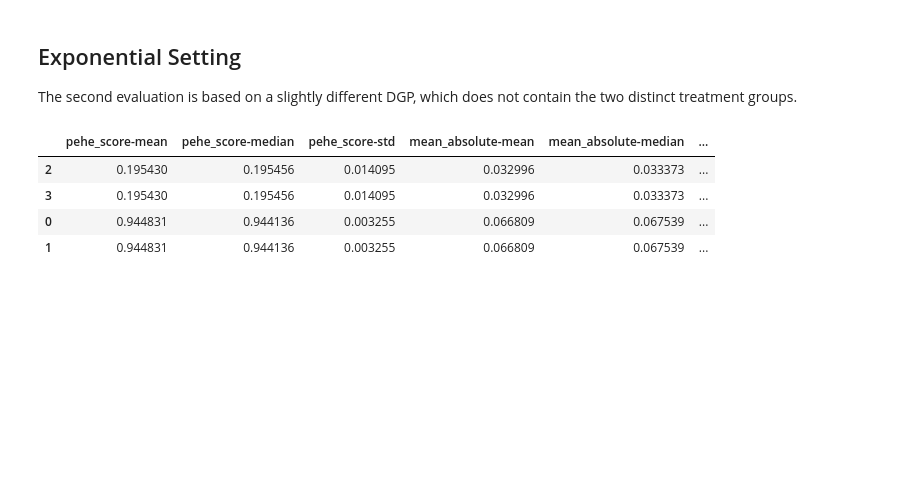
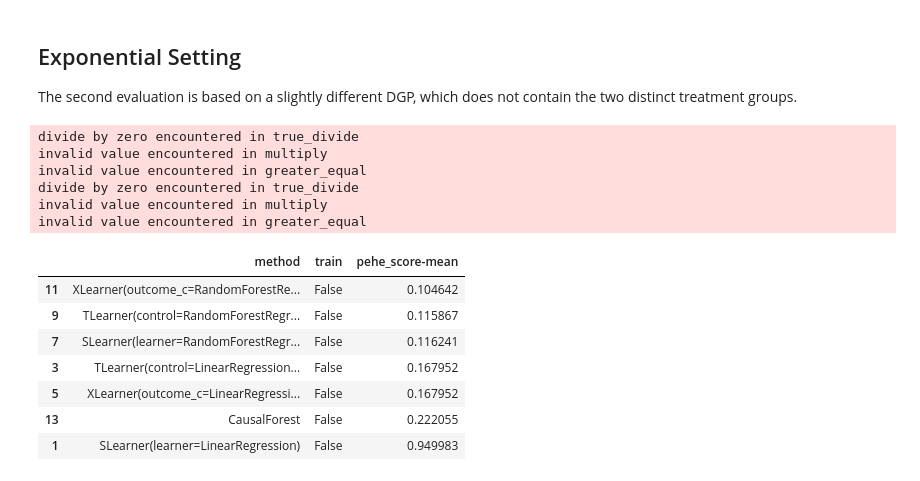
Before and after one commit to inovex/justcause, a Jupyter notebook: notebooks/method-comparison.ipynb, the cells around one changed output. Drawn from its saved outputs; the diff is of its cells as text; code cells hidden in the pictures; blank space fills up the shorter version.

```diff
--- a/notebooks/method-comparison.ipynb
+++ b/notebooks/method-comparison.ipynb
@@ -73,11 +125,21 @@ pd.DataFrame(results).sort_values('pehe_score-mean')
 The second evaluation is based on a slightly different DGP, which does not contain the two distinct treatment groups.
 # %%
 results = evaluate_ite(expo, learners, metrics=[pehe_score, mean_absolute, bias], random_state=0)
+
+df = pd.DataFrame(results).sort_values('pehe_score-mean')
+df[df['train'] == False][['method', 'train', 'pehe_score-mean']]
+# %% [output]
+divide by zero encountered in true_divide
+invalid value encountered in multiply
+invalid value encountered in greater_equal
+divide by zero encountered in true_divide
+invalid value encountered in multiply
+invalid value encountered in greater_equal
+|  | method | train | pehe_score-mean |
+| 11 | XLearner(outcome_c=RandomForestRe... | False | 0.104642 |
+| 9 | TLearner(control=RandomForestRegr... | False | 0.115867 |
+| 7 | SLearner(learner=RandomForestRegr... | False | 0.116241 |
+| 3 | TLearner(control=LinearRegression... | False | 0.167952 |
+| 5 | XLearner(outcome_c=LinearRegressi... | False | 0.167952 |
+| 13 | CausalForest | False | 0.222055 |
+| 1 | SLearner(learner=LinearRegression) | False | 0.949983 |
-# %%
-pd.DataFrame(results).sort_values('pehe_score-mean')
-# %% [output]
-|  | pehe_score-mean | pehe_score-median | pehe_score-std | mean_absolute-mean | mean_absolute-median | ... |
-| 2 | 0.195430 | 0.195456 | 0.014095 | 0.032996 | 0.033373 | ... |
-| 3 | 0.195430 | 0.195456 | 0.014095 | 0.032996 | 0.033373 | ... |
-| 0 | 0.944831 | 0.944136 | 0.003255 | 0.066809 | 0.067539 | ... |
-| 1 | 0.944831 | 0.944136 | 0.003255 | 0.066809 | 0.067539 | ... |
```
Also changed, not shown: parts of 12 cells of this notebook, 1 other file.
